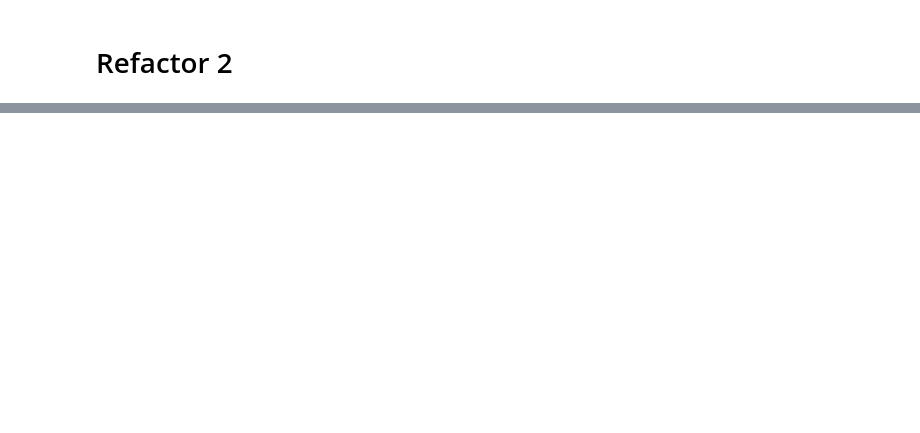
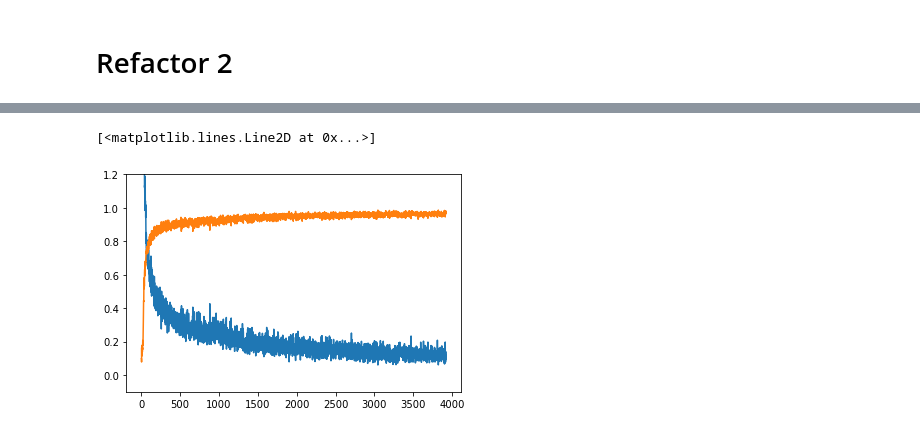
Before and after one commit to Wang-Cankun/AI-notebooks, a Jupyter notebook: torch.nn scratch.ipynb, the cells around one changed output, grey strips where cells are left out. Cells and saved outputs as stored; diff of their text form; code cells hidden in the pictures; blank space fills up the shorter version.

```diff
--- a/torch.nn scratch.ipynb
+++ b/torch.nn scratch.ipynb
@@ -351,0 +371,14 @@ Y_test_preds = torch.argmax(preds, dim=1)
+# %%
+# Hyper
+device = torch.device("cuda:1")
+model = Mnist_Logistic().to(device)
+EPOCHS = 40
+LR = 0.1
+BS = 512
+loss_function = nn.CrossEntropyLoss()
+optimizer = optim.SGD(model.parameters(), lr=LR, momentum=0.9)
+losses, accuracies, = [], []
+train_ds = TensorDataset(X_train.to(device), Y_train.to(device))
+train_dl = DataLoader(train_ds, batch_size=BS, shuffle=True)
+test_ds = TensorDataset(X_test.to(device), Y_test.to(device))
+test_dl = DataLoader(test_ds, batch_size=BS * 2)
@@ -351,0 +387,21 @@ Y_test_preds = torch.argmax(preds, dim=1)
+# %%
+# Loop
+for epoch in (t := trange(EPOCHS)):
+    for xb, yb in train_dl:
+
+        optimizer.zero_grad()
+        pred = model(xb)
+        cat = torch.argmax(pred, dim=1)
+        acc = (cat == yb).float().mean()
+        loss = loss_function(pred, yb)
+        loss.backward()
+        optimizer.step()
+
+        loss, acc = (loss.item(), acc.item())
+        losses.append(loss)
+        accuracies.append(acc)
+
+        t.set_description(
+        "loss %.2f accuracy %.2f"
+        % (loss, acc)
+        )
@@ -351,0 +410,7 @@ Y_test_preds = torch.argmax(preds, dim=1)
+# %%
+plt.ylim(-0.1, 1.2)
+plot(losses)
+plot(accuracies)
+# %% [output]
+[<matplotlib.lines.Line2D at 0x...>]
+[figure, added]
```
Also changed, not shown: parts of 14 cells of this notebook.
